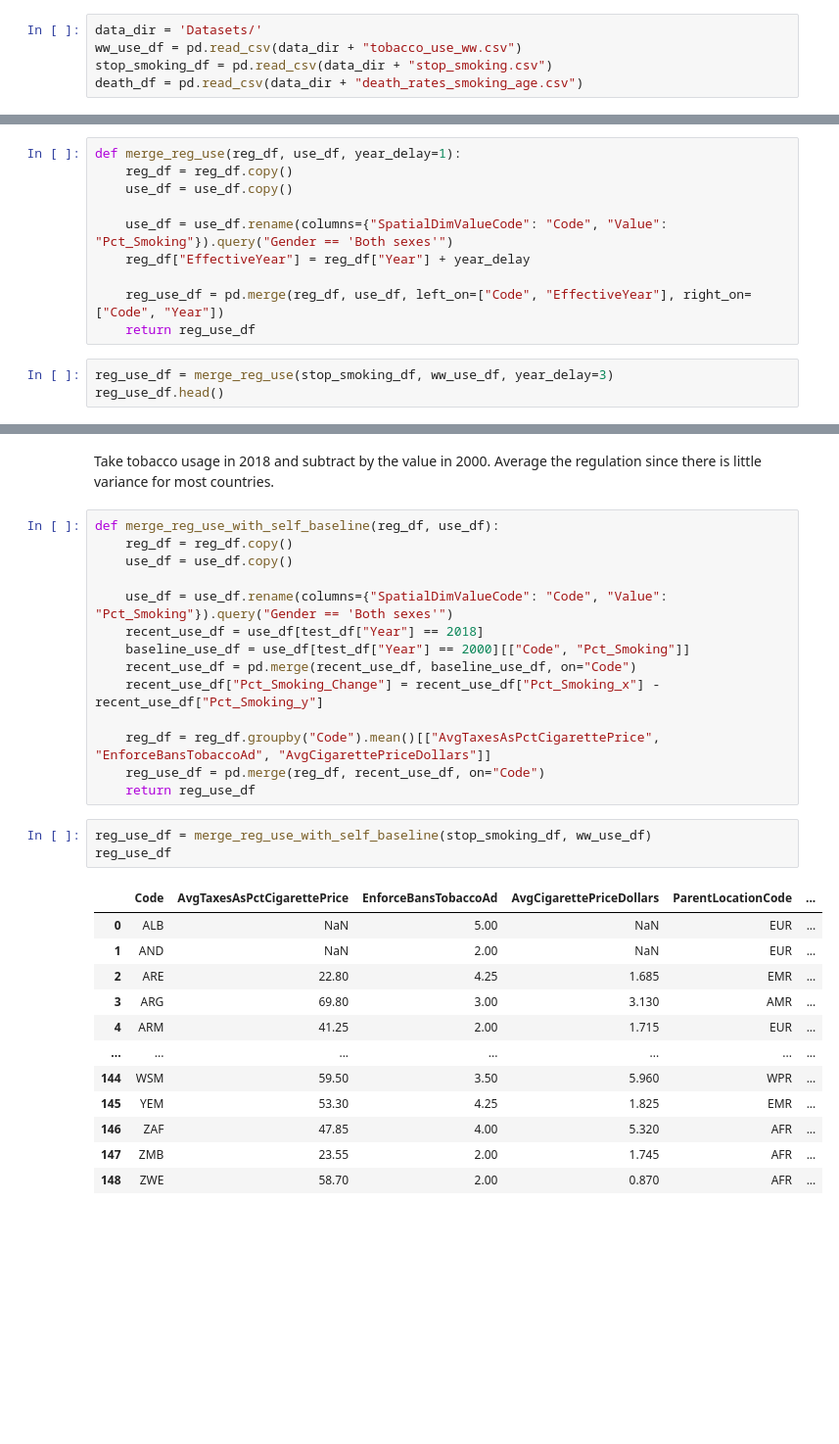
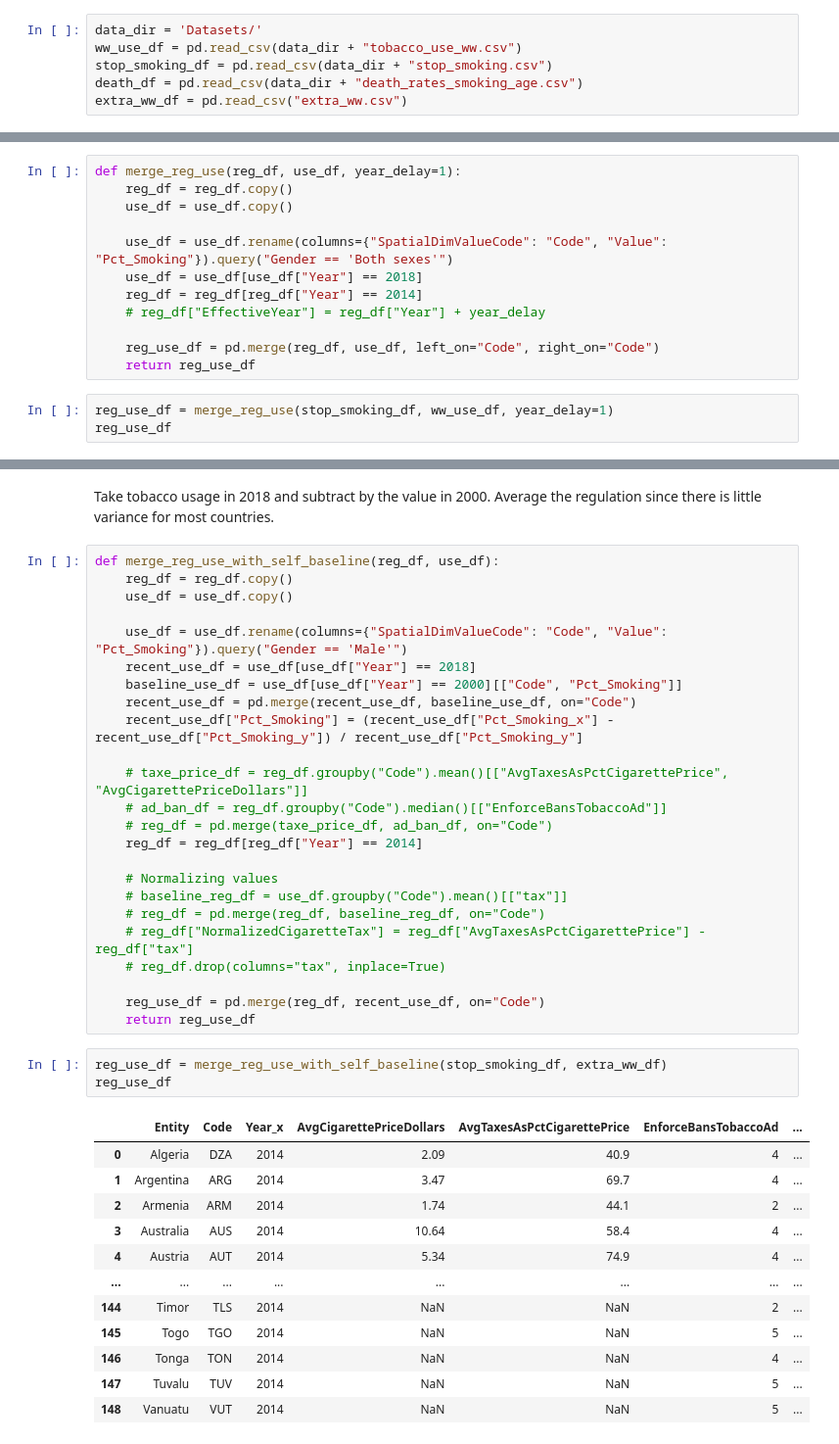
Before and after one commit to QiyunC/Citadel-Datathon-2021, a Jupyter notebook: EDA.ipynb, the cells around one changed output, grey strips where cells are left out. Shown: that part at 98% size. Cells and saved outputs as stored; diff of their text form; blank space fills up the shorter version.

```diff
--- a/EDA.ipynb
+++ b/EDA.ipynb
@@ -9,6 +11,7 @@ data_dir = 'Datasets/'
 ww_use_df = pd.read_csv(data_dir + "tobacco_use_ww.csv")
 stop_smoking_df = pd.read_csv(data_dir + "stop_smoking.csv")
 death_df = pd.read_csv(data_dir + "death_rates_smoking_age.csv")
+extra_ww_df = pd.read_csv("extra_ww.csv")
 # %% [markdown]
 ## Worldwide tobacco use
 # %%
@@ -117,12 +195,14 @@ def merge_reg_use(reg_df, use_df, year_delay=1):
     use_df = use_df.copy()
 
     use_df = use_df.rename(columns={"SpatialDimValueCode": "Code", "Value": "Pct_Smoking"}).query("Gender == 'Both sexes'")
-    reg_df["EffectiveYear"] = reg_df["Year"] + year_delay
+    use_df = use_df[use_df["Year"] == 2018]
+    reg_df = reg_df[reg_df["Year"] == 2014]
+    # reg_df["EffectiveYear"] = reg_df["Year"] + year_delay
 
-    reg_use_df = pd.merge(reg_df, use_df, left_on=["Code", "EffectiveYear"], right_on=["Code", "Year"])
+    reg_use_df = pd.merge(reg_df, use_df, left_on="Code", right_on="Code")
     return reg_use_df
 # %%
-reg_use_df = merge_reg_use(stop_smoking_df, ww_use_df, year_delay=3)
-reg_use_df.head()
+reg_use_df = merge_reg_use(stop_smoking_df, ww_use_df, year_delay=1)
+reg_use_df
 # %% [output]
 |  | Entity | Code | Year_x | AvgCigarettePriceDollars | AvgTaxesAsPctCigarettePrice | EnforceBansTobaccoAd | ... |
@@ -164,28 +263,38 @@ def merge_reg_use_with_self_baseline(reg_df, use_df):
     reg_df = reg_df.copy()
     use_df = use_df.copy()
 
-    use_df = use_df.rename(columns={"SpatialDimValueCode": "Code", "Value": "Pct_Smoking"}).query("Gender == 'Both sexes'")
-    recent_use_df = use_df[test_df["Year"] == 2018]
-    baseline_use_df = use_df[test_df["Year"] == 2000][["Code", "Pct_Smoking"]]
+    use_df = use_df.rename(columns={"SpatialDimValueCode": "Code", "Value": "Pct_Smoking"}).query("Gender == 'Male'")
+    recent_use_df = use_df[use_df["Year"] == 2018]
+    baseline_use_df = use_df[use_df["Year"] == 2000][["Code", "Pct_Smoking"]]
     recent_use_df = pd.merge(recent_use_df, baseline_use_df, on="Code")
-    recent_use_df["Pct_Smoking_Change"] = recent_use_df["Pct_Smoking_x"] - recent_use_df["Pct_Smoking_y"]
+    recent_use_df["Pct_Smoking"] = (recent_use_df["Pct_Smoking_x"] - recent_use_df["Pct_Smoking_y"]) / recent_use_df["Pct_Smoking_y"]
 
-    reg_df = reg_df.groupby("Code").mean()[["AvgTaxesAsPctCigarettePrice", "EnforceBansTobaccoAd", "AvgCigarettePriceDollars"]]
+    # taxe_price_df = reg_df.groupby("Code").mean()[["AvgTaxesAsPctCigarettePrice", "AvgCigarettePriceDollars"]]
+    # ad_ban_df = reg_df.groupby("Code").median()[["EnforceBansTobaccoAd"]]
+    # reg_df = pd.merge(taxe_price_df, ad_ban_df, on="Code")
+    reg_df = reg_df[reg_df["Year"] == 2014]
+
+    # Normalizing values
+    # baseline_reg_df = use_df.groupby("Code").mean()[["tax"]]
+    # reg_df = pd.merge(reg_df, baseline_reg_df, on="Code")
+    # reg_df["NormalizedCigaretteTax"] = reg_df["AvgTaxesAsPctCigarettePrice"] - reg_df["tax"]
+    # reg_df.drop(columns="tax", inplace=True)
+
     reg_use_df = pd.merge(reg_df, recent_use_df, on="Code")
     return reg_use_df
 # %%
-reg_use_df = merge_reg_use_with_self_baseline(stop_smoking_df, ww_use_df)
+reg_use_df = merge_reg_use_with_self_baseline(stop_smoking_df, extra_ww_df)
 reg_use_df
 # %% [output]
-|  | Code | AvgTaxesAsPctCigarettePrice | EnforceBansTobaccoAd | AvgCigarettePriceDollars | ParentLocationCode | ... |
-| 0 | ALB | NaN | 5.00 | NaN | EUR | ... |
-| 1 | AND | NaN | 2.00 | NaN | EUR | ... |
-| 2 | ARE | 22.80 | 4.25 | 1.685 | EMR | ... |
-| 3 | ARG | 69.80 | 3.00 | 3.130 | AMR | ... |
-| 4 | ARM | 41.25 | 2.00 | 1.715 | EUR | ... |
-| ... | ... | ... | ... | ... | ... | ... |
-| 144 | WSM | 59.50 | 3.50 | 5.960 | WPR | ... |
-| 145 | YEM | 53.30 | 4.25 | 1.825 | EMR | ... |
-| 146 | ZAF | 47.85 | 4.00 | 5.320 | AFR | ... |
-| 147 | ZMB | 23.55 | 2.00 | 1.745 | AFR | ... |
-| 148 | ZWE | 58.70 | 2.00 | 0.870 | AFR | ... |
+|  | Entity | Code | Year_x | AvgCigarettePriceDollars | AvgTaxesAsPctCigarettePrice | EnforceBansTobaccoAd | ... |
+| 0 | Algeria | DZA | 2014 | 2.09 | 40.9 | 4 | ... |
+| 1 | Argentina | ARG | 2014 | 3.47 | 69.7 | 4 | ... |
+| 2 | Armenia | ARM | 2014 | 1.74 | 44.1 | 2 | ... |
+| 3 | Australia | AUS | 2014 | 10.64 | 58.4 | 4 | ... |
+| 4 | Austria | AUT | 2014 | 5.34 | 74.9 | 4 | ... |
+| ... | ... | ... | ... | ... | ... | ... | ... |
+| 144 | Timor | TLS | 2014 | NaN | NaN | 2 | ... |
+| 145 | Togo | TGO | 2014 | NaN | NaN | 5 | ... |
+| 146 | Tonga | TON | 2014 | NaN | NaN | 4 | ... |
+| 147 | Tuvalu | TUV | 2014 | NaN | NaN | 5 | ... |
+| 148 | Vanuatu | VUT | 2014 | NaN | NaN | 5 | ... |
```
Also changed, not shown: parts of 36 cells of this notebook, 1 other file.
